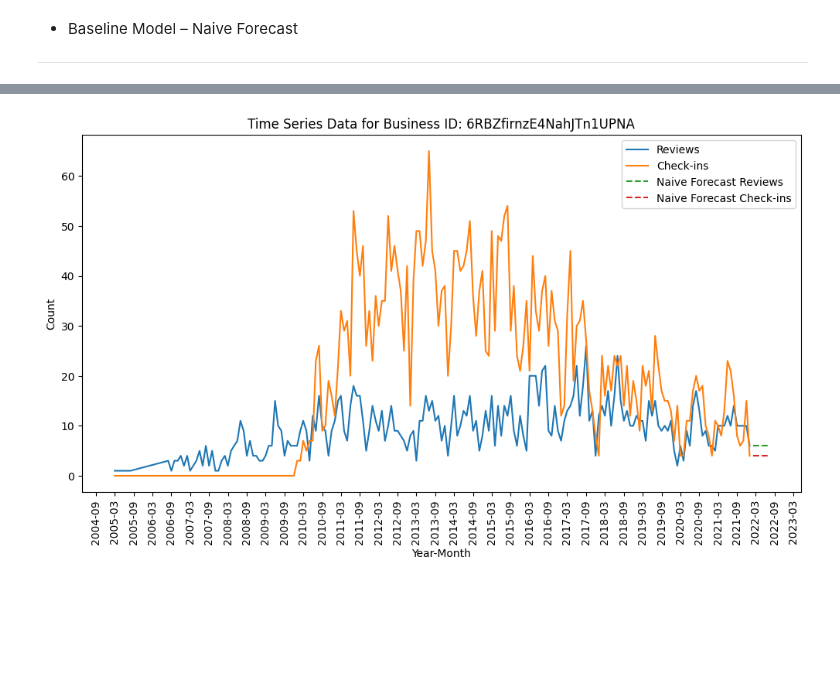
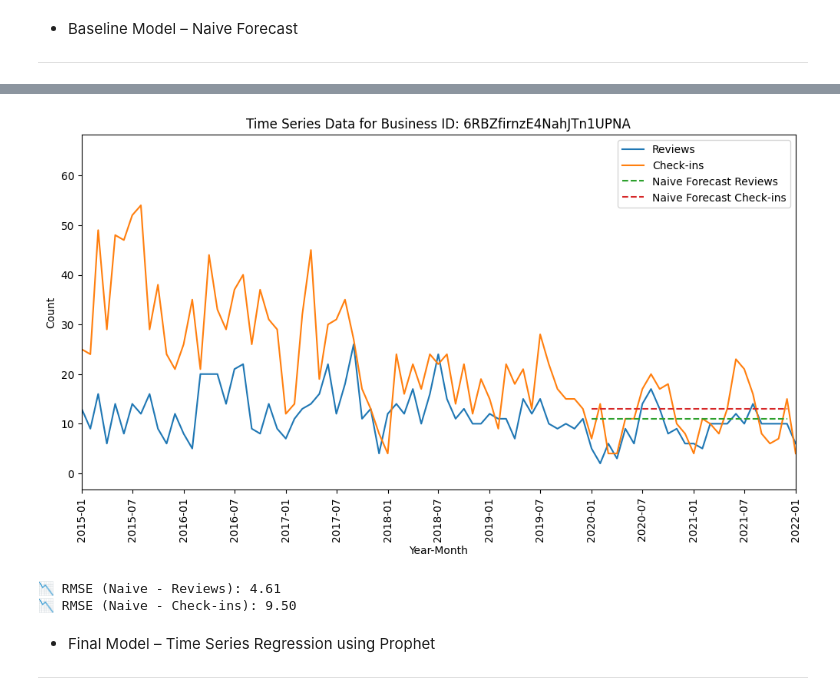
Before and after one commit to Jenblr/Yelp-Business-Data-Success-Analysis, a Jupyter notebook: Predictive_Modeling.ipynb, the cells around one changed output, grey strips where cells are left out. Cells and saved outputs as stored; diff of their text form; code cells hidden in the pictures; blank space fills up the shorter version.

```diff
--- a/Predictive_Modeling.ipynb
+++ b/Predictive_Modeling.ipynb
@@ -419,8 +419,12 @@ time_series_df = time_series_df.sort_values(['business_id', 'year_month']).reset
 top_business = time_series_df['business_id'].value_counts().idxmax()
 # %%
 # Filter time series for that business
-biz_ts = time_series_df[time_series_df['business_id'] == top_business].copy()
-biz_ts = biz_ts.sort_values('year_month')
+biz = time_series_df[time_series_df['business_id'] == top_business].copy()
+biz['year_month'] = pd.to_datetime(biz['year_month'])
+biz = biz.sort_values('year_month')
+
+# stop the data at 2020-01
+biz_ts = biz[biz['year_month'] < '2020-01']
 # %%
 # Get the last known month and values
 biz_ts['year_month'] = pd.to_datetime(biz_ts['year_month'])
@@ -429,7 +433,7 @@ last_reviews = biz_ts.loc[biz_ts['year_month'] == last_month, 'review_count'].va
 last_checkins = biz_ts.loc[biz_ts['year_month'] == last_month, 'checkin_count'].values[0]
 
 # Create forecast dates
-future_months = pd.date_range(start=last_month + pd.offsets.MonthBegin(1), periods=6, freq='MS')
+future_months = pd.date_range(start=last_month + pd.offsets.MonthBegin(1), periods=24, freq='MS')
 
 # Build the forecast DataFrame
 naive_forecast = pd.DataFrame({
@@ -453,16 +466,41 @@ print(naive_forecast)
 # %%
 fig, ax = plt.subplots(figsize=(12, 6))
-ax.plot(biz_ts['year_month'], biz_ts['review_count'], label='Reviews')
-ax.plot(biz_ts['year_month'], biz_ts['checkin_count'], label='Check-ins')
+ax.plot(biz['year_month'], biz['review_count'], label='Reviews')
+ax.plot(biz['year_month'], biz['checkin_count'], label='Check-ins')
 ax.plot(naive_forecast['year_month'], naive_forecast['review_count_naive'], label='Naive Forecast Reviews', linestyle='--')
 ax.plot(naive_forecast['year_month'], naive_forecast['checkin_count_naive'], label='Naive Forecast Check-ins', linestyle='--')
 ax.set_xlabel('Year-Month')
 ax.set_ylabel('Count')
 ax.set_title(f'Time Series Data for Business ID: {top_business}')
 ax.legend()
 plt.xticks(rotation=90)
+plt.xlim(pd.to_datetime('2015-01'), pd.to_datetime('2022-01'))
 plt.gca().xaxis.set_major_locator(mdates.MonthLocator(interval=6))  # show every 3 months
 
 plt.show()
 # %% [output]
-[figure, old version]
+[figure, new version]
+# %%
+# Evaluate the naive forecast
+# Filter actual review/check-in values for the forecasted 24 months
+# Make sure 'biz_ts' is time-indexed with 'year_month' as datetime
+actuals = biz.set_index('year_month')
+
+# Get the last 6 known months of actuals (or whatever matches your forecast period)
+actual_review_values = actuals['review_count'].iloc[-24:].values
+actual_checkin_values = actuals['checkin_count'].iloc[-24:].values
+
+naive_review_forecast = [actual_review_values[-1]] * 24
+naive_checkin_forecast = [actual_checkin_values[-1]] * 24
+
+rmse_naive_review = np.sqrt(mean_squared_error(actual_review_values, naive_review_forecast))
+rmse_naive_checkin = np.sqrt(mean_squared_error(actual_checkin_values, naive_checkin_forecast))
+
+print(f"📉 RMSE (Naive - Reviews): {rmse_naive_review:.2f}")
+print(f"📉 RMSE (Naive - Check-ins): {rmse_naive_checkin:.2f}")
+# %% [output]
+📉 RMSE (Naive - Reviews): 4.61
+📉 RMSE (Naive - Check-ins): 9.50
+# %% [markdown]
+- Final Model – Time Series Regression using Prophet
+---
```
Also changed, not shown: parts of 8 cells of this notebook.
